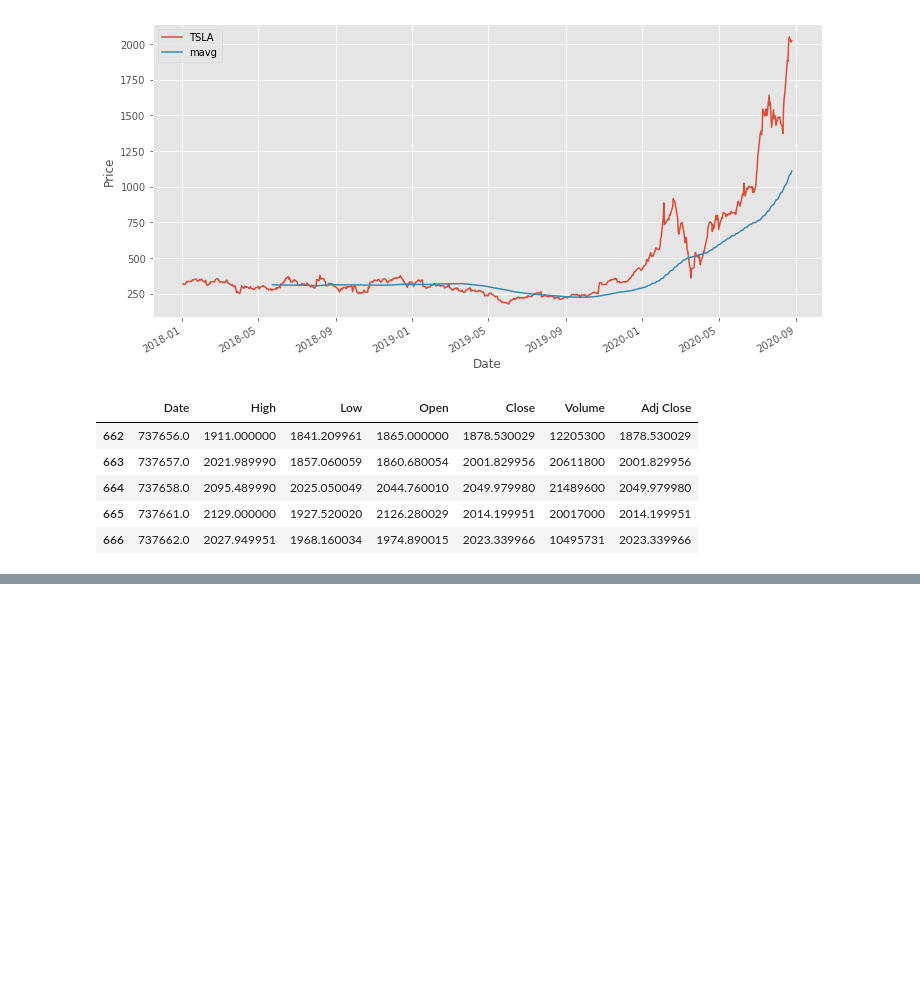
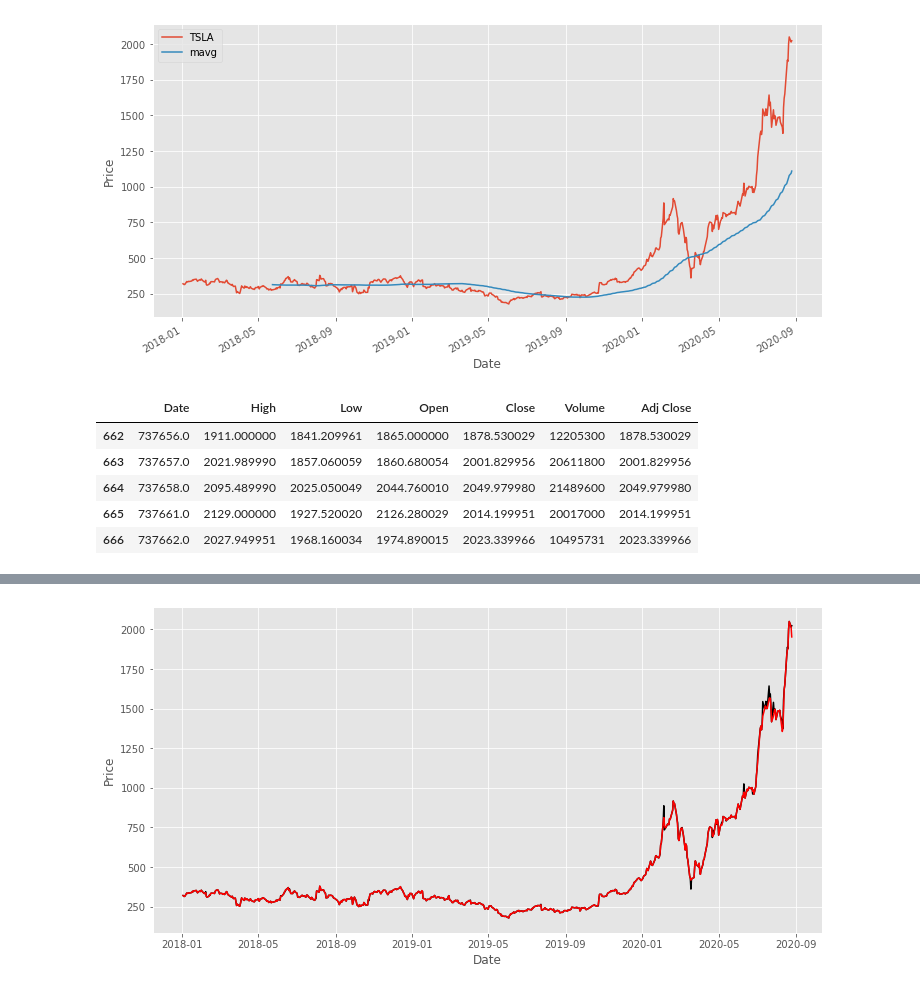
Before and after one commit to CleverParty/containers, a Jupyter notebook: data/tickerNotebook.ipynb, the cells around one changed output, grey strips where cells are left out. Cells and saved outputs as stored; diff of their text form; code cells hidden in the pictures; blank space fills up the shorter version.

```diff
--- a/data/tickerNotebook.ipynb
+++ b/data/tickerNotebook.ipynb
@@ -152,0 +152,11 @@ plt.show()
+# %%
+svrTickerRBF = SVR(kernel= 'rbf', C= 1e3, gamma= 0.2)
+svrTickerRBF.fit(dates, prices)
+plt.figure(figsize = (12,6))
+plt.plot(dates, prices, color= 'black', label= 'Data')
+plt.plot(org_dates, svrTickerRBF.predict(dates), color= 'red', label= 'RBF model')
+plt.xlabel('Date')
+plt.ylabel('Price')
+plt.show()
+# %% [output]
+[figure, added]
```
Also changed, not shown: parts of 2 cells of this notebook.
